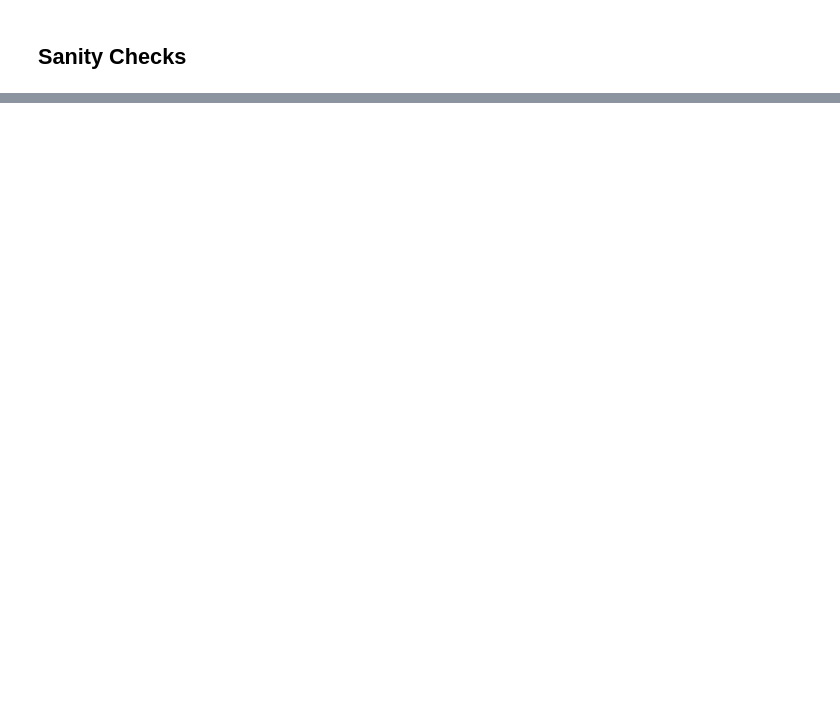
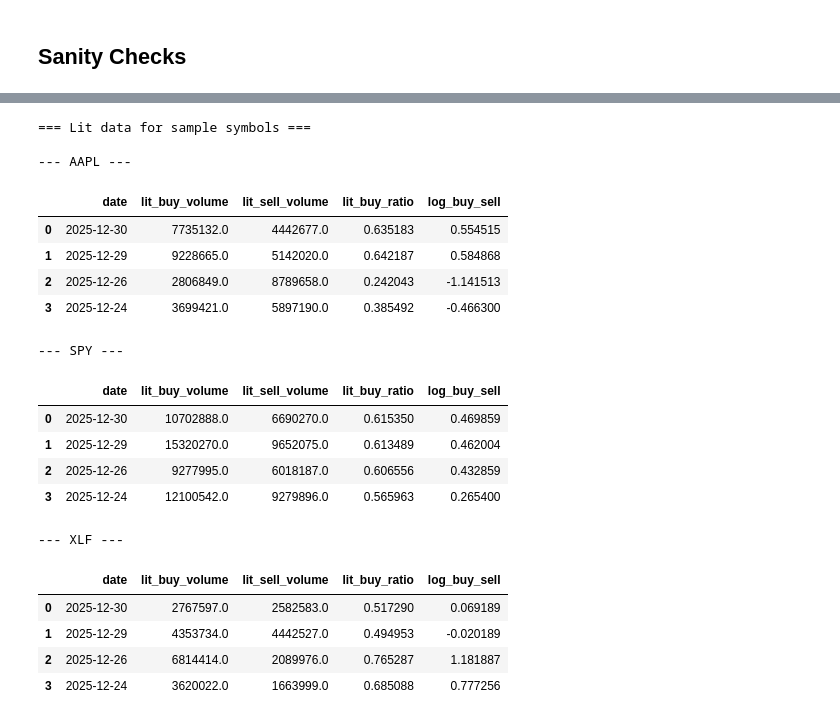
Before and after one commit to MoreCowwbell/darkpool, a Jupyter notebook: database_check.ipynb, the cells around one changed output, grey strips where cells are left out. Cells and saved outputs as stored; diff of their text form; code cells hidden in the pictures; blank space fills up the shorter version.

```diff
--- a/database_check.ipynb
+++ b/database_check.ipynb
@@ -127,0 +318,32 @@ HAVING n > 1
+# %%
+# 3. Check lit_direction_daily for sample symbols (AAPL, SPY, XLF)
+print("=== Lit data for sample symbols ===")
+for sym in ["AAPL", "SPY", "XLF"]:
+    print(f"\n--- {sym} ---")
+    display(conn.execute("""
+        SELECT date, lit_buy_volume, lit_sell_volume, lit_buy_ratio, log_buy_sell
+        FROM lit_direction_daily
+        WHERE symbol = ?
+        ORDER BY date DESC LIMIT 10
+    """, [sym]).df())
+# %% [output]
+=== Lit data for sample symbols ===
+
+--- AAPL ---
+|  | date | lit_buy_volume | lit_sell_volume | lit_buy_ratio | log_buy_sell |
+| 0 | 2025-12-30 | 7735132.0 | 4442677.0 | 0.635183 | 0.554515 |
+| 1 | 2025-12-29 | 9228665.0 | 5142020.0 | 0.642187 | 0.584868 |
+| 2 | 2025-12-26 | 2806849.0 | 8789658.0 | 0.242043 | -1.141513 |
+| 3 | 2025-12-24 | 3699421.0 | 5897190.0 | 0.385492 | -0.466300 |
+--- SPY ---
+|  | date | lit_buy_volume | lit_sell_volume | lit_buy_ratio | log_buy_sell |
+| 0 | 2025-12-30 | 10702888.0 | 6690270.0 | 0.615350 | 0.469859 |
+| 1 | 2025-12-29 | 15320270.0 | 9652075.0 | 0.613489 | 0.462004 |
+| 2 | 2025-12-26 | 9277995.0 | 6018187.0 | 0.606556 | 0.432859 |
+| 3 | 2025-12-24 | 12100542.0 | 9279896.0 | 0.565963 | 0.265400 |
+--- XLF ---
+|  | date | lit_buy_volume | lit_sell_volume | lit_buy_ratio | log_buy_sell |
+| 0 | 2025-12-30 | 2767597.0 | 2582583.0 | 0.517290 | 0.069189 |
+| 1 | 2025-12-29 | 4353734.0 | 4442527.0 | 0.494953 | -0.020189 |
+| 2 | 2025-12-26 | 6814414.0 | 2089976.0 | 0.765287 | 1.181887 |
+| 3 | 2025-12-24 | 3620022.0 | 1663999.0 | 0.685088 | 0.777256 |
```
Also changed, not shown: parts of 22 cells of this notebook, 5 other files.
